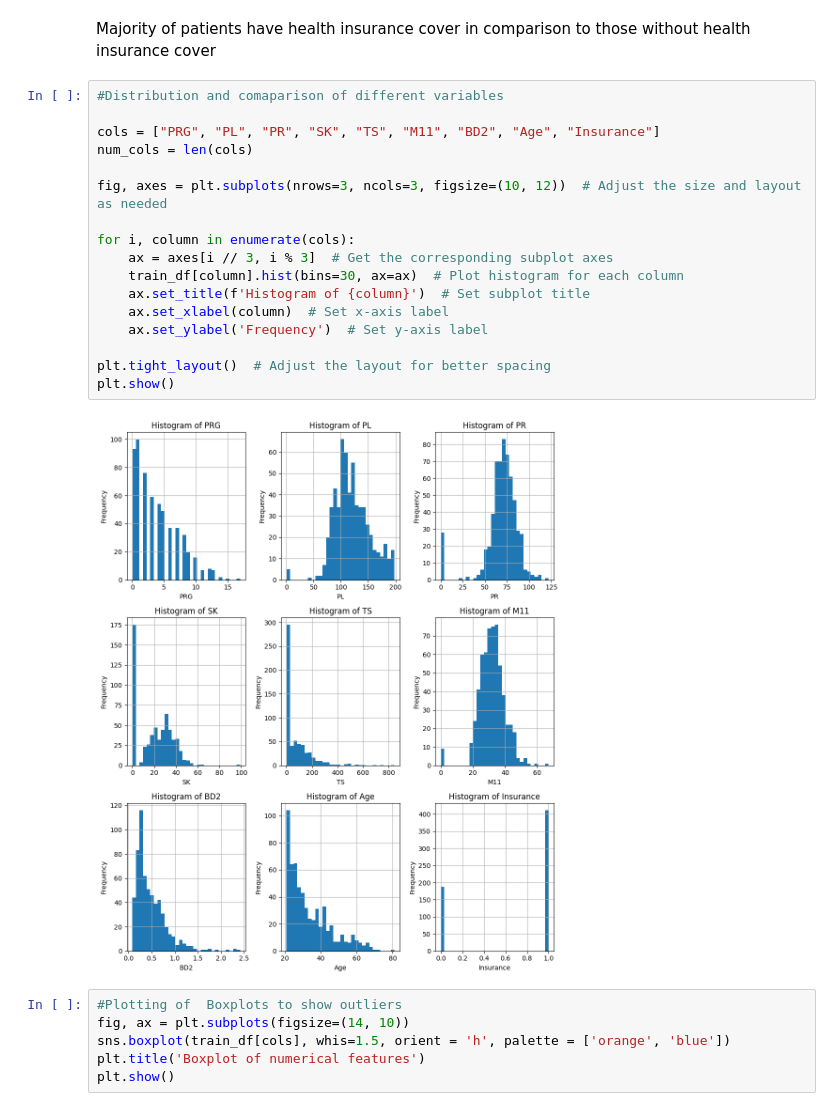
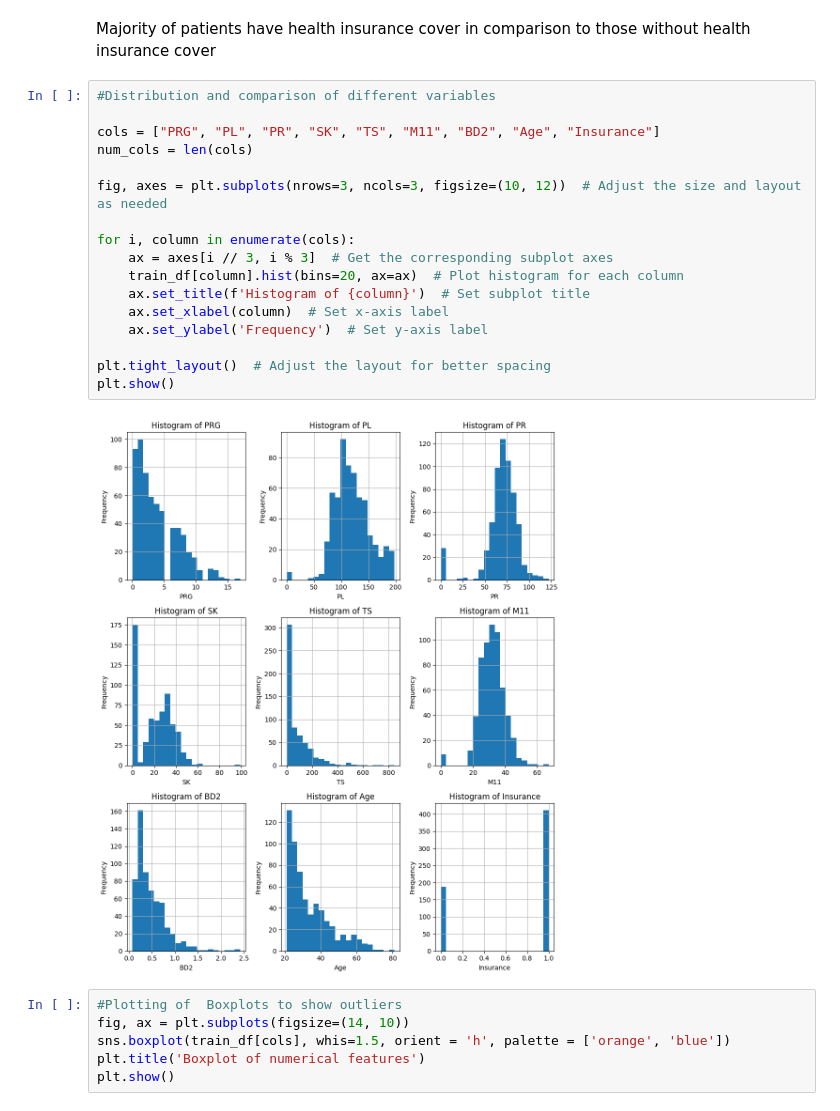
Before and after one commit to kaitany/LP6_API_FOR_ML_MODEL, a Jupyter notebook: notebook/sepsis.ipynb, the cells around one changed output. Cells and saved outputs as stored; diff of their text form.

```diff
--- a/notebook/sepsis.ipynb
+++ b/notebook/sepsis.ipynb
@@ -167,24 +210,24 @@ plt.show()
 # %% [markdown]
 Majority of patients have health insurance cover in comparison to those without health insurance cover
 # %%
-#Distribution and comaparison of different variables
+#Distribution and comparison of different variables
 
 cols = ["PRG", "PL", "PR", "SK", "TS", "M11", "BD2", "Age", "Insurance"]
 num_cols = len(cols)
 
 fig, axes = plt.subplots(nrows=3, ncols=3, figsize=(10, 12))  # Adjust the size and layout as needed
 
 for i, column in enumerate(cols):
     ax = axes[i // 3, i % 3]  # Get the corresponding subplot axes
-    train_df[column].hist(bins=30, ax=ax)  # Plot histogram for each column
+    train_df[column].hist(bins=20, ax=ax)  # Plot histogram for each column
     ax.set_title(f'Histogram of {column}')  # Set subplot title
     ax.set_xlabel(column)  # Set x-axis label
     ax.set_ylabel('Frequency')  # Set y-axis label
 
 plt.tight_layout()  # Adjust the layout for better spacing
 plt.show()
 # %% [output]
-[figure, old version]
+[figure, new version]
 # %%
 #Plotting of  Boxplots to show outliers
 fig, ax = plt.subplots(figsize=(14, 10))
```
Also changed, not shown: parts of 58 cells of this notebook, 5 other files.
